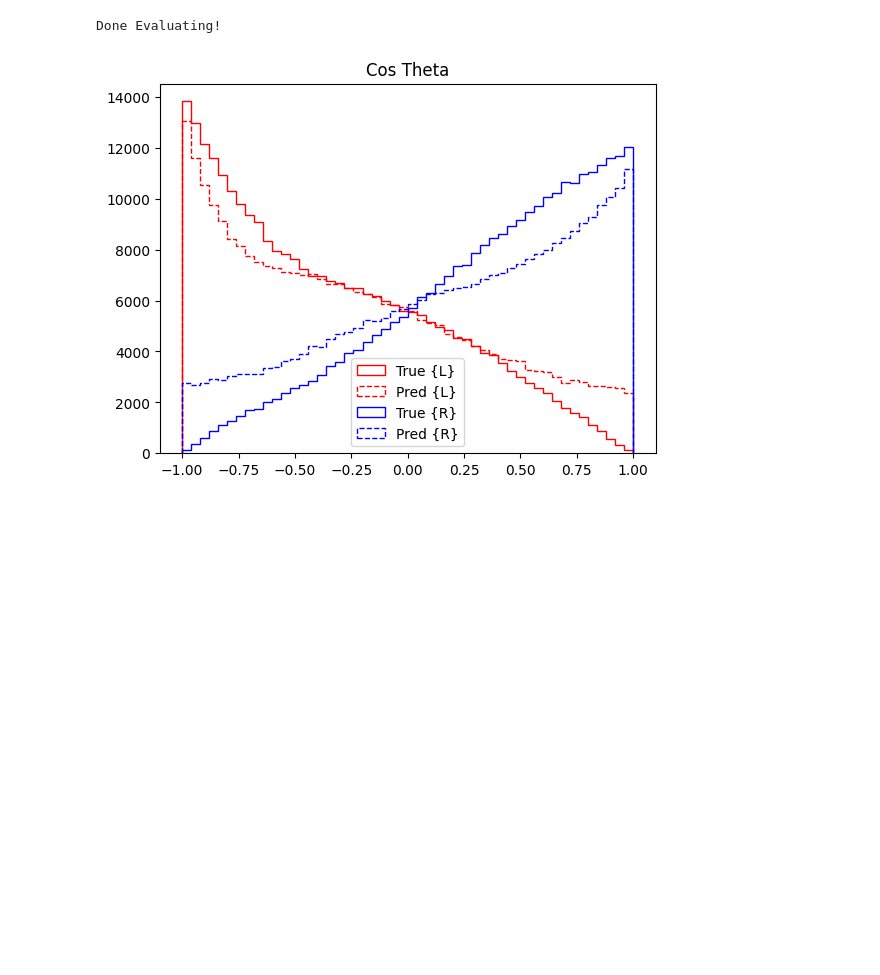
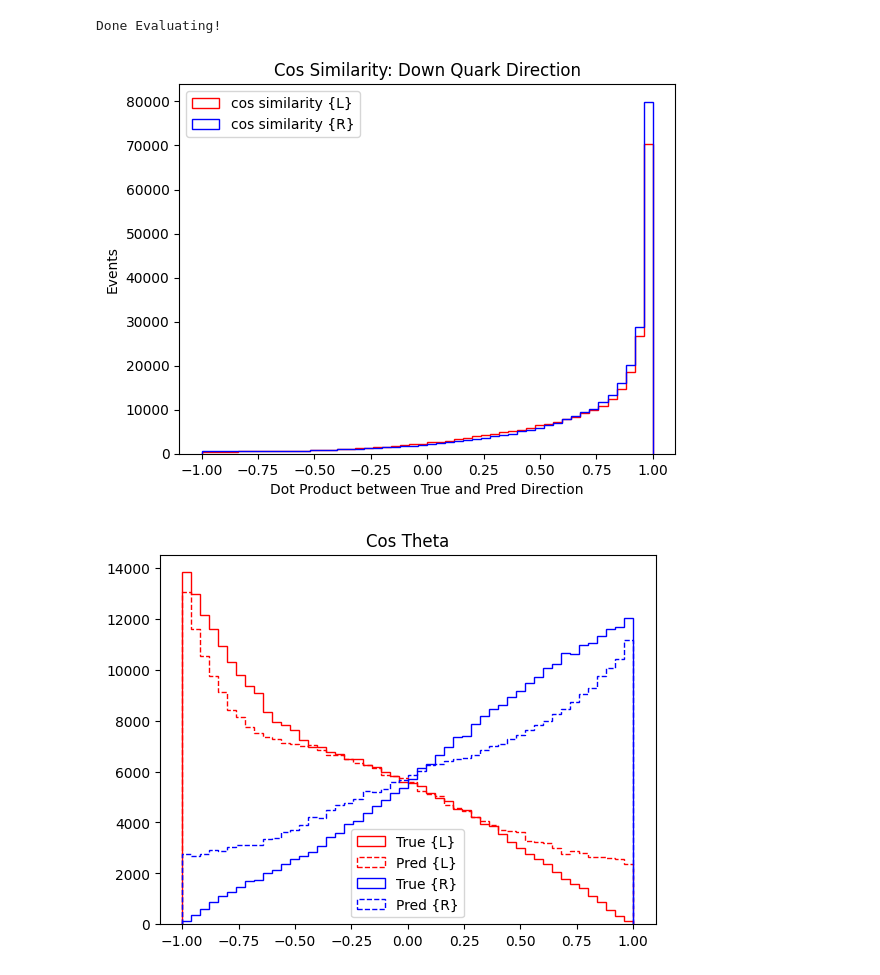
Before and after one commit to LukeV37/Top_Polarimetry, a Jupyter notebook: model/Eval.ipynb, the cells around one changed output. Cells and saved outputs as stored; diff of their text form; code cells hidden in the pictures; blank space fills up the shorter version.

```diff
--- a/model/Eval.ipynb
+++ b/model/Eval.ipynb
@@ -107,6 +107,9 @@ Done Evaluating!
 # %%
 cos_theta_true_L=[]
 cos_theta_pred_L=[]
+
+cos_similarity_L=[]
+
 events = len(true_top_L)
 for event in range(events):
     vec_top_true_L = TLorentzVector(true_top_L[event,0],true_top_L[event,1],true_top_L[event,2],true_top_L[event,3])
@@ -117,6 +120,8 @@ for event in range(events):
     vec_top_true_L = vec_top_true_L.Vect().Unit()
     vec_top_pred_L = vec_top_pred_L.Vect().Unit()
 
+    cos_similarity_L.append(vec_quark_true_L.Unit().Dot(vec_quark_pred_L.Unit()))
+
     cos_theta_true_L.append(vec_top_true_L.Dot(vec_quark_true_L))
     if post_norm:
         cos_theta_pred_L.append(vec_top_pred_L.Dot(vec_quark_pred_L.Unit()))
@@ -125,6 +130,9 @@ for event in range(events):
 # %%
 cos_theta_true_R=[]
 cos_theta_pred_R=[]
+
+cos_similarity_R=[]
+
 events = len(true_top_R)
 for event in range(events):
     vec_top_true_R = TLorentzVector(true_top_R[event,0],true_top_R[event,1],true_top_R[event,2],true_top_R[event,3])
@@ -135,11 +143,24 @@ for event in range(events):
     vec_top_true_R = vec_top_true_R.Vect().Unit()
     vec_top_pred_R = vec_top_pred_R.Vect().Unit()
 
+    cos_similarity_R.append(vec_quark_true_R.Unit().Dot(vec_quark_pred_R.Unit()))
+
     cos_theta_true_R.append(vec_top_true_R.Dot(vec_quark_true_R))
     if post_norm:
         cos_theta_pred_R.append(vec_top_pred_R.Dot(vec_quark_pred_R.Unit()))
     else:
         cos_theta_pred_R.append(vec_top_pred_R.Dot(vec_quark_pred_R))
+# %%
+plt.title("Cos Similarity: Down Quark Direction")
+plt.hist(cos_similarity_L,histtype='step',bins=50,range=(-1,1),color='r',label='cos similarity {L}',linestyle="-")
+plt.hist(cos_similarity_R,histtype='step',bins=50,range=(-1,1),color='b',label='cos similarity {R}',linestyle="-")
+#plt.yscale('log')
+plt.xlabel("Dot Product between True and Pred Direction")
+plt.ylabel("Events")
+plt.legend()
+plt.show()
+# %% [output]
+[figure, added]
 # %%
 plt.title("Cos Theta")
 plt.hist(cos_theta_true_L,histtype='step',bins=50,range=(-1,1),color='r',label='True {L}',linestyle="-")
```
Also changed, not shown: parts of 5 cells of this notebook, 2 other files.
